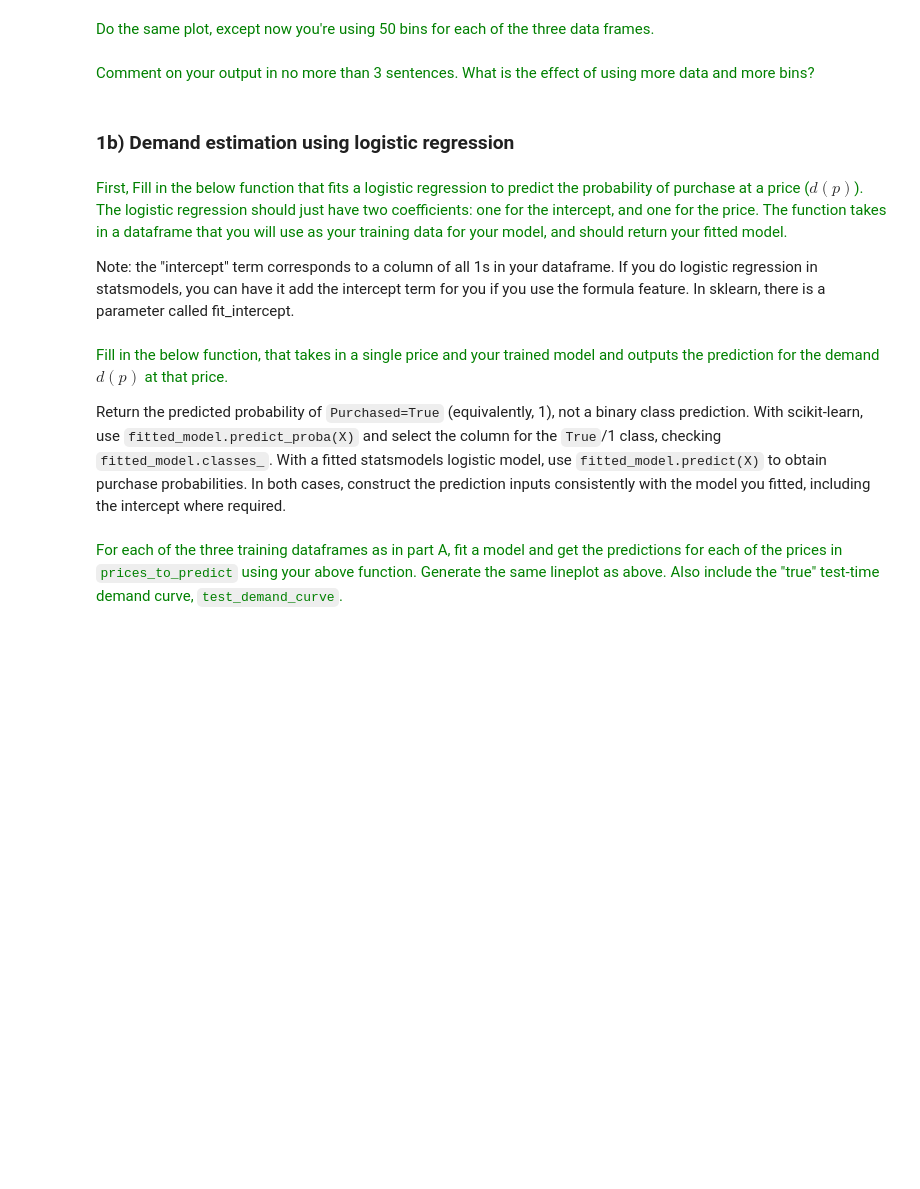
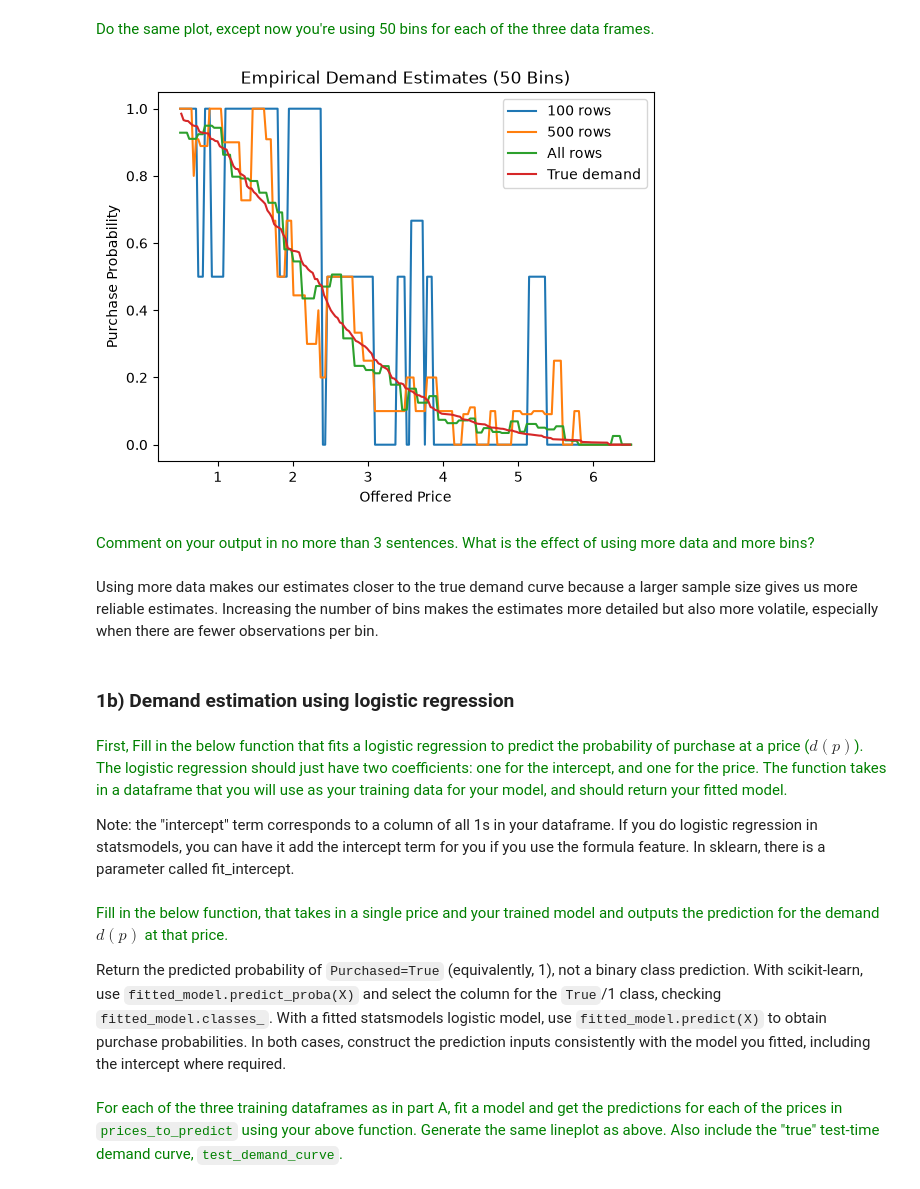
Before and after one commit to zoekrishtul/orie5355-hw3, a Jupyter notebook: HW3.ipynb, the cells around one changed output. Saved outputs shown, nothing was run; the diff lists cells and outputs as text; code cells hidden in the pictures; blank space fills up the shorter version.

```diff
--- a/HW3.ipynb
+++ b/HW3.ipynb
@@ -161,7 +216,44 @@ prices_to_predict = np.linspace(min(df_train['Offered price']), max(df_train['Of
 # %% [markdown]
 <span style='color: green;'>Do the same plot, except now you're using 50 bins for each of the three data frames.</span>
+# %%
+empirical_100_50 = create_empirical_estimate_demand_df(df_train.iloc[:100], 50)
+empirical_500_50 = create_empirical_estimate_demand_df(df_train.iloc[:500], 50)
+empirical_all_50 = create_empirical_estimate_demand_df(df_train, 50)
+
+predictions_100_50 = []
+
+for price in prices_to_predict:
+    prediction = get_prediction_empirical(empirical_100_50, price)
+    predictions_100_50.append(prediction)
+
+predictions_500_50 = []
+
+for price in prices_to_predict:
+    prediction = get_prediction_empirical(empirical_500_50, price)
+    predictions_500_50.append(prediction)
+
+predictions_all_50 = []
+
+for price in prices_to_predict:
+    prediction = get_prediction_empirical(empirical_all_50, price)
+    predictions_all_50.append(prediction)
+# %%
+plt.plot(prices_to_predict, predictions_100_50, label='100 rows')
+plt.plot(prices_to_predict, predictions_500_50, label='500 rows')
+plt.plot(prices_to_predict, predictions_all_50, label='All rows')
+plt.plot(test_demand_curve['Price_bin_mid'], test_demand_curve['Demand_at_price'], label='True demand')
+
+plt.xlabel('Offered Price')
+plt.ylabel('Purchase Probability')
+plt.title('Empirical Demand Estimates (50 Bins)')
+plt.legend()
+plt.show()
+# %% [output]
+[figure, added]
 # %% [markdown]
 <span style='color: green;'>Comment on your output in no more than 3 sentences. What is the effect of using more data and more bins?</span>
+# %% [markdown]
+Using more data makes our estimates closer to the true demand curve because a larger sample size gives us more reliable estimates. Increasing the number of bins makes the estimates more detailed but also more volatile, especially when there are fewer observations per bin.
 # %% [markdown]
 ### 1b) Demand estimation using logistic regression
 # %% [markdown]
```
Also changed, not shown: parts of 6 cells of this notebook.
